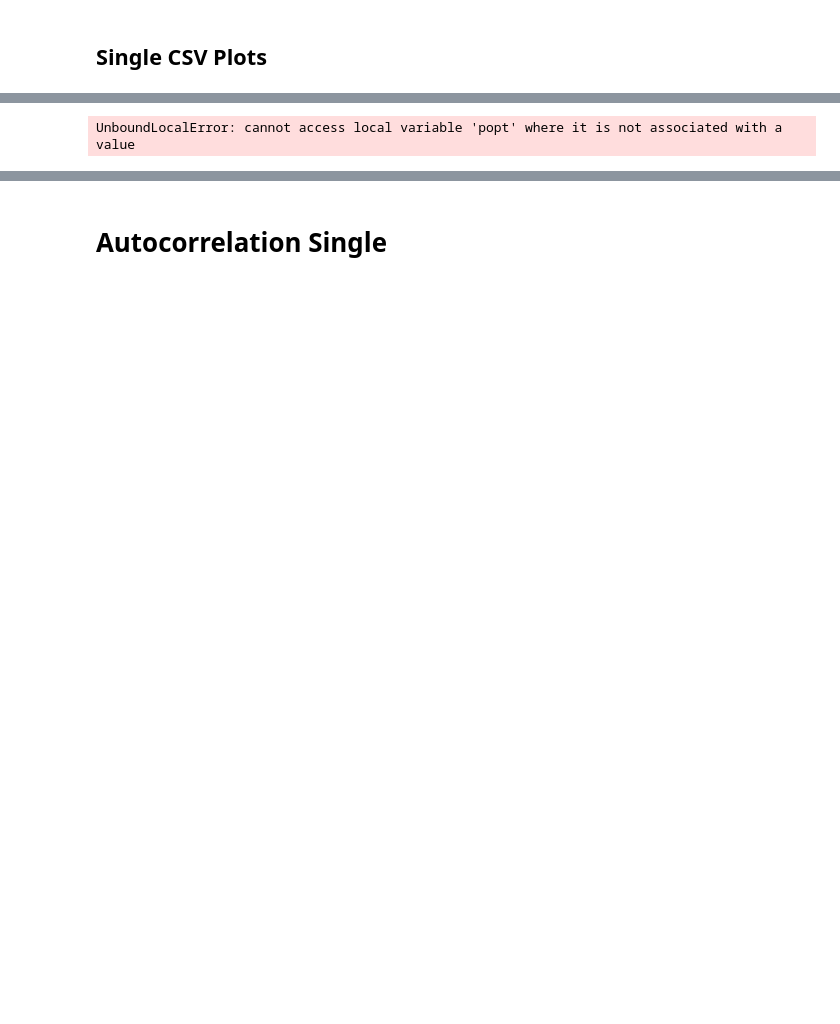
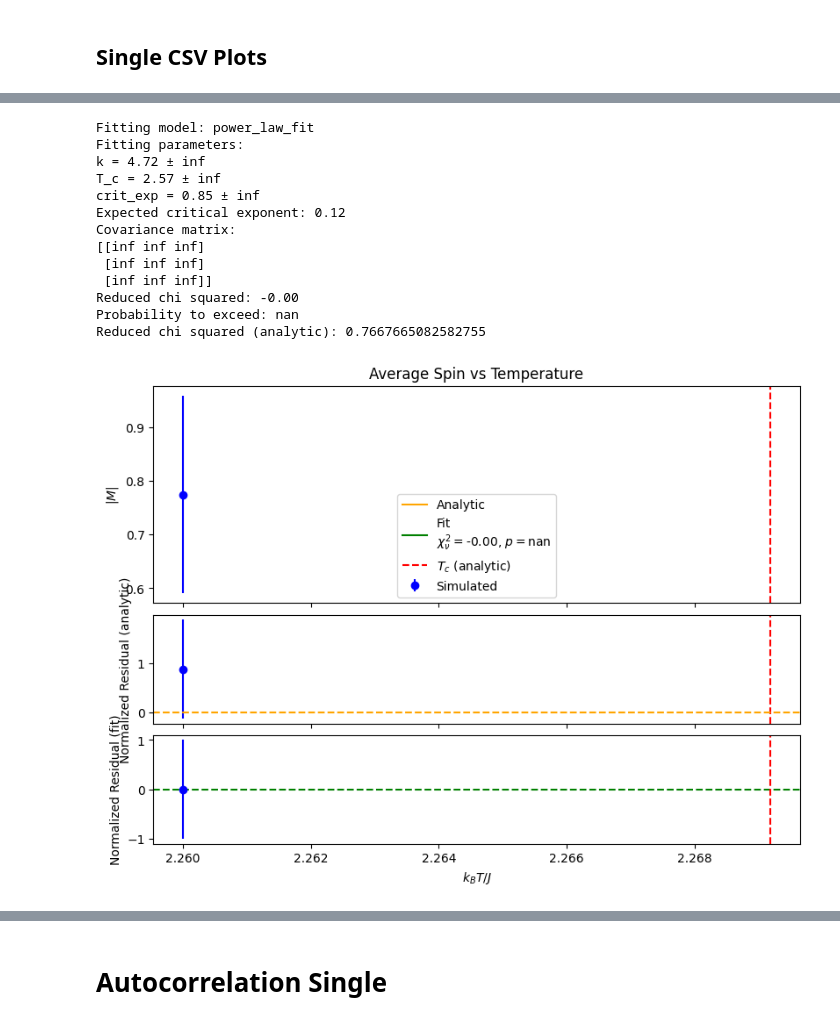
Before and after one commit to DarkLordProgrammer/ising, a Jupyter notebook: ising_plot_wyatt.ipynb, the cells around one changed output, grey strips where cells are left out. Saved outputs shown, nothing was run; the diff lists cells and outputs as text; code cells hidden in the pictures; blank space fills up the shorter version.

```diff
--- a/ising_plot_wyatt.ipynb
+++ b/ising_plot_wyatt.ipynb
@@ -153,14 +153,7 @@ def fit(fitting_model, X, X_c, Y_mean, Y_std, expected_crit_exp = 1.0,  from_abo
     if np.isnan(Y_std_filt).any():
         raise ValueError("Y_std_filt contains NaN values")
 
-    try:
-        popt, pcov = curve_fit(fitting_model, X_filt, Y_mean_filt, sigma=Y_std_filt, p0=param_ests,bounds=bounds, maxfev=maxfev)
-    except ValueError as e:
-        #Non-finite initial residuals
-        if e.args[0].find("Non-finite initial residuals") != -1:
-            print(f"Non-finite initial residuals for {fitting_model.__name__} with parameters {param_ests}")
-            raise e
-
+    popt, pcov = curve_fit(fitting_model, X_filt, Y_mean_filt, sigma=Y_std_filt, p0=param_ests,bounds=bounds, maxfev=maxfev)
     Y_mean_filt_fit = fitting_model(X_filt,*popt)
     Y_mean_filt_res = Y_mean_filt - Y_mean_filt_fit
     Y_mean_filt_norm_res = Y_mean_filt_res/Y_std_filt
@@ -434,7 +438,20 @@ Reduced chi squared (analytic): 0.13901572970301865
 # %%
-create_T_plot(np.abs(M_mean), M_std, symbol='|M|', name='Average Spin', log_plot=False, expected_crit_exp=1/8, get_analytic=get_M_abs_analytic, from_above = False)
+create_T_plot(mean=np.abs(M_mean), std=M_std, symbol='|M|', name='Average Spin', log_plot=False, expected_crit_exp=1/8, get_analytic=get_M_abs_analytic, from_above = False)
 # %% [output]
-UnboundLocalError: cannot access local variable 'popt' where it is not associated with a value
+Fitting model: power_law_fit
+Fitting parameters:
+k = 4.72 ± inf
+T_c = 2.57 ± inf
+crit_exp = 0.85 ± inf
+Expected critical exponent: 0.12
+Covariance matrix:
+[[inf inf inf]
+ [inf inf inf]
+ [inf inf inf]]
+Reduced chi squared: -0.00
+Probability to exceed: nan
+Reduced chi squared (analytic): 0.7667665082582755
+[figure, added]
 # %%
 create_T_plot(np.abs(M_mean), M_std, symbol='|M|', name='Average Spin', log_plot=False, expected_crit_exp=1/8, get_analytic=get_M_abs_analytic, fitting_model=M_abs_analytic_fit, from_above = False)
 # %% [output]
```
Also changed, not shown: parts of 5 cells of this notebook, 19 other files.
